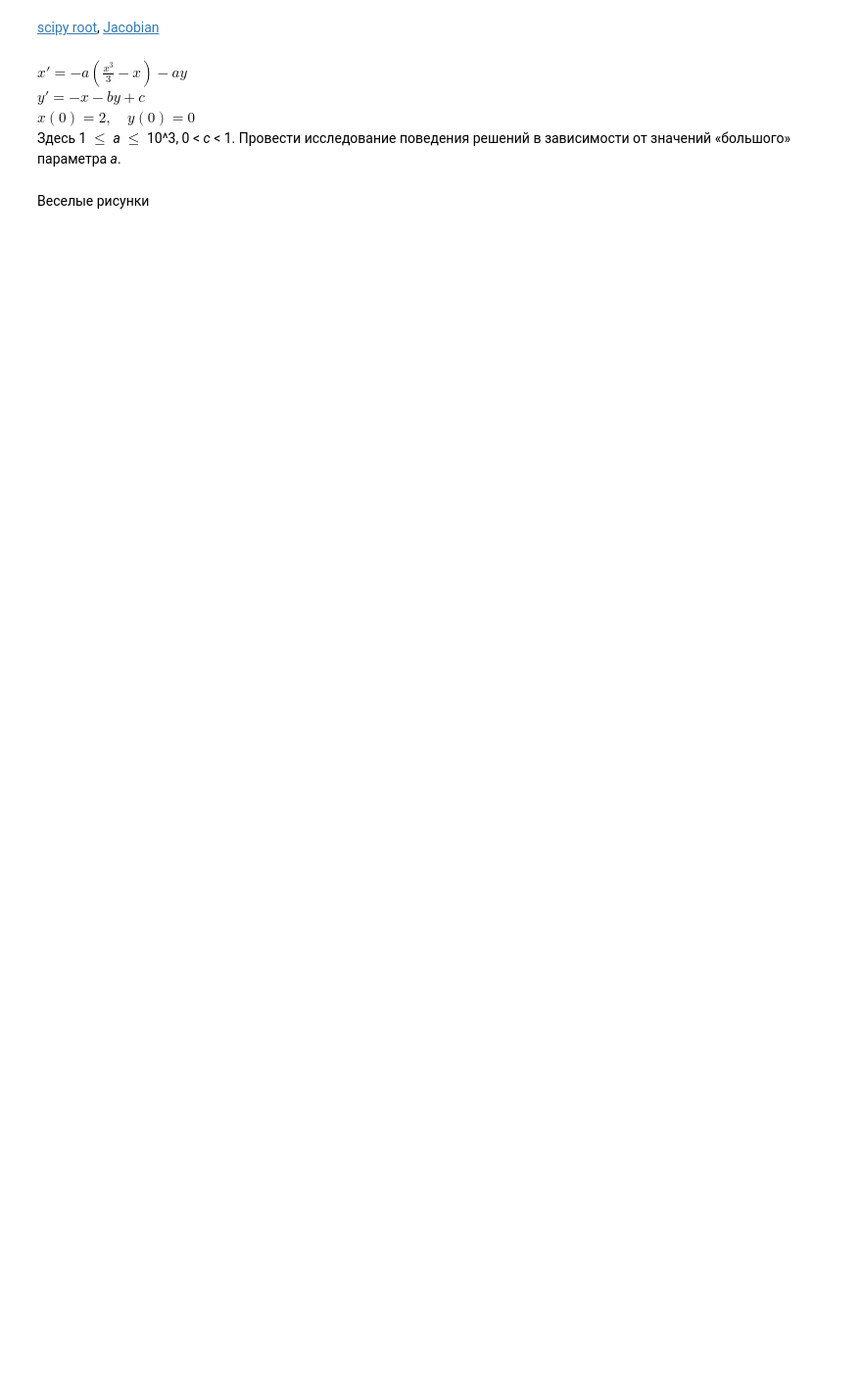
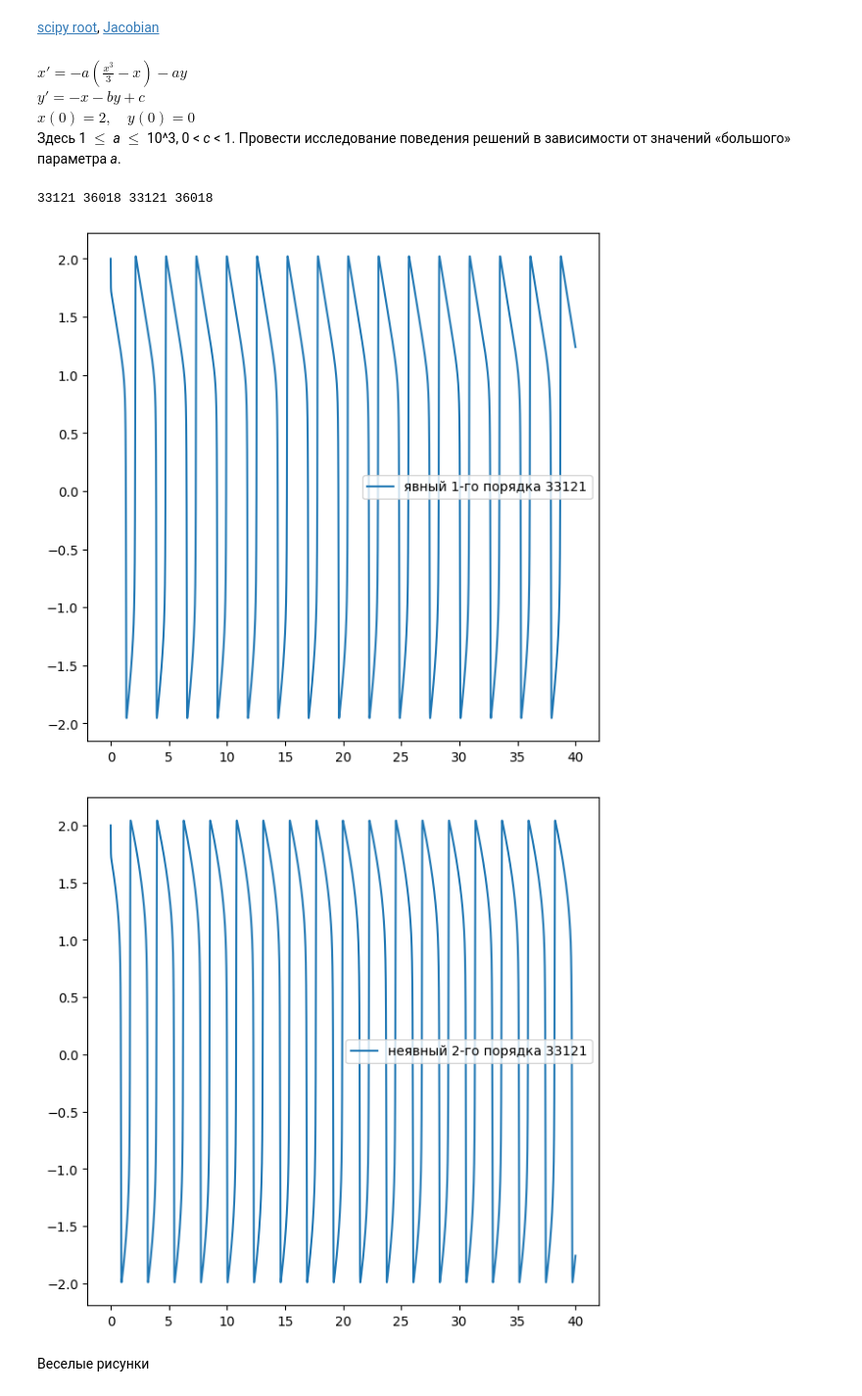
Before and after one commit to ArnautovPeter/projectPractice, a Jupyter notebook: src/main.ipynb, the cells around one changed output. Shown at 98% size. Saved outputs shown, nothing was run; the diff lists cells and outputs as text; code cells hidden in the pictures; blank space fills up the shorter version.

Commit message:
Неявный метод 2го порядка работает

```diff
--- a/src/main.ipynb
+++ b/src/main.ipynb
@@ -123,18 +123,19 @@ def implicit2_method(T, ak, xvn, yvn, ck, bk):
      def fkx(x):
           xvn1 = xvn + T * (a[0][0] * x[0] + a[0][1] * x[1])
           xvn2 = xvn + T * (a[1][0] * x[0] + a[1][1] * x[1])
-          return [-ak * ((xvn1) ** 3 / 3 - xvn1) + ak * (yvn + c[0] * T),
-                  -ak * ((xvn2) ** 3 / 3 - xvn2) + ak * (yvn + c[1] * T)]
+          # т.к. уравнения равны нулю, вычитаем kx1 и kx2
+          return [-ak * ((xvn1) ** 3 / 3 - xvn1) + ak * (yvn + c[0] * T) - x[0],
+                  -ak * ((xvn2) ** 3 / 3 - xvn2) + ak * (yvn + c[1] * T)- x[1]]
 
      def jac_fkx(x):
           xvn1 = xvn + T * (a[0][0] * x[0] + a[0][1] * x[1])
           xvn2 = xvn + T * (a[1][0] * x[0] + a[1][1] * x[1])
           # Якобиан системы, частные производные от каждого
           # уравнения по каждой переменной
-          return np.array([[-ak * ((xvn1) ** 2 * T * a[0][0] - T * a[0][0]),
+          return np.array([[-ak * ((xvn1) ** 2 * T * a[0][0] - T * a[0][0]) - 1,
                           -ak * ((xvn1) ** 2 * T * a[0][1] - T * a[0][1])],
                           [-ak * ((xvn2) ** 2 * T * a[1][0] - T * a[1][0]),
-                          -ak * ((xvn2) ** 2 * T * a[1][1] - T * a[1][1])]])
+                          -ak * ((xvn2) ** 2 * T * a[1][1] - T * a[1][1]) - 1]])
 
 
      sol = optimize.root(fun=fkx, x0=[0, 0],
@@ -145,12 +146,12 @@ def implicit2_method(T, ak, xvn, yvn, ck, bk):
      def fky(y):
           yvn1 = yvn + T * (a[0][0] * y[0] + a[0][1] * y[1])
           yvn2 = yvn + T * (a[1][0] * y[0] + a[1][1] * y[1])
-          return [-(xvn + c[0] * T) + bk * yvn1 + ck,
-                  -(xvn + c[1] * T) - bk * yvn2 + ck]
+          return [-(xvn + c[0] * T) + bk * yvn1 + ck - y[0],
+                  -(xvn + c[1] * T) - bk * yvn2 + ck - y[1]]
 
      def jac_fky(y):
-          return np.array([[bk * T * a[0][0], bk * T * a[0][1]],
-                          [bk * T * a[1][0], bk * T * a[1][1]]])
+          return np.array([[bk * T * a[0][0] - 1, bk * T * a[0][1]],
+                           [bk * T * a[1][0], bk * T * a[1][1] - 1]])
 
      sol = optimize.root(fun=fky, x0=[0, 0],
                          jac=jac_fky, method='hybr')
@@ -195,6 +196,38 @@ $y' = -x - by + c$\
 $x(0) = 2,\quad y(0) = 0$\
 Здесь 1 $\leq$ _a_ $\leq$ 10^3, 0 < _c_ < 1.
 Провести исследование поведения решений в зависимости от значений «большого» параметра _a_.
+# %%
+T0 = 0.01
+T = 0.001
+t_start = 0
+t_finish = 40
+a = 50
+c = 0.5
+b = 0.60
+# Первый элемент это x, второй y
+veriables = (T0, T, a, b, c)
+array0 = [(2, 0)]
+array1 = do_method(explicit_method, t_start, t_finish, [t_start], [(2, 0)], veriables)
+array2 = do_method(implicit2_method, t_start, t_finish, [t_start], [(2, 0)], veriables)
+arrayx1 = [i[0] for i in array1[1]]
+arrayx2 = [i[0] for i in array2[1]]
+# arrayx2 = [i[0] for i in array2]
+# arrayx3 = [i[0] for i in array3]
+# arrayx4 = [i[0] for i in array4]
+
+# main_array.append(arrayx3)
+print(len(array1[0]), len(array2[0]), len(arrayx1), len(arrayx2))
+# array_dif_x3 = [[i[0] for i in array3_dif]]
+draw(array1[0], [arrayx1], f"явный 1-го порядка {len(array1[0])}")
+draw(array2[0], [arrayx2], f"неявный 2-го порядка {len(array1[0])}")
+# draw(px1, tl, arrayx2, "неявный 1-го порядка")
+# draw(tl, [arrayx3], f"{a}, {c} рунге-кутты")
+# draw(tl, array_dif_x3, f"{a} x' from t")
+# draw(arrayx3, array_dif_x3, "x' from x")
+# %% [output]
+33121 36018 33121 36018
+[figure, added]
+[figure, added]
 # %% [markdown]
 Веселые рисунки
 # %%
```
Also changed, not shown: parts of 1 cell of this notebook.
